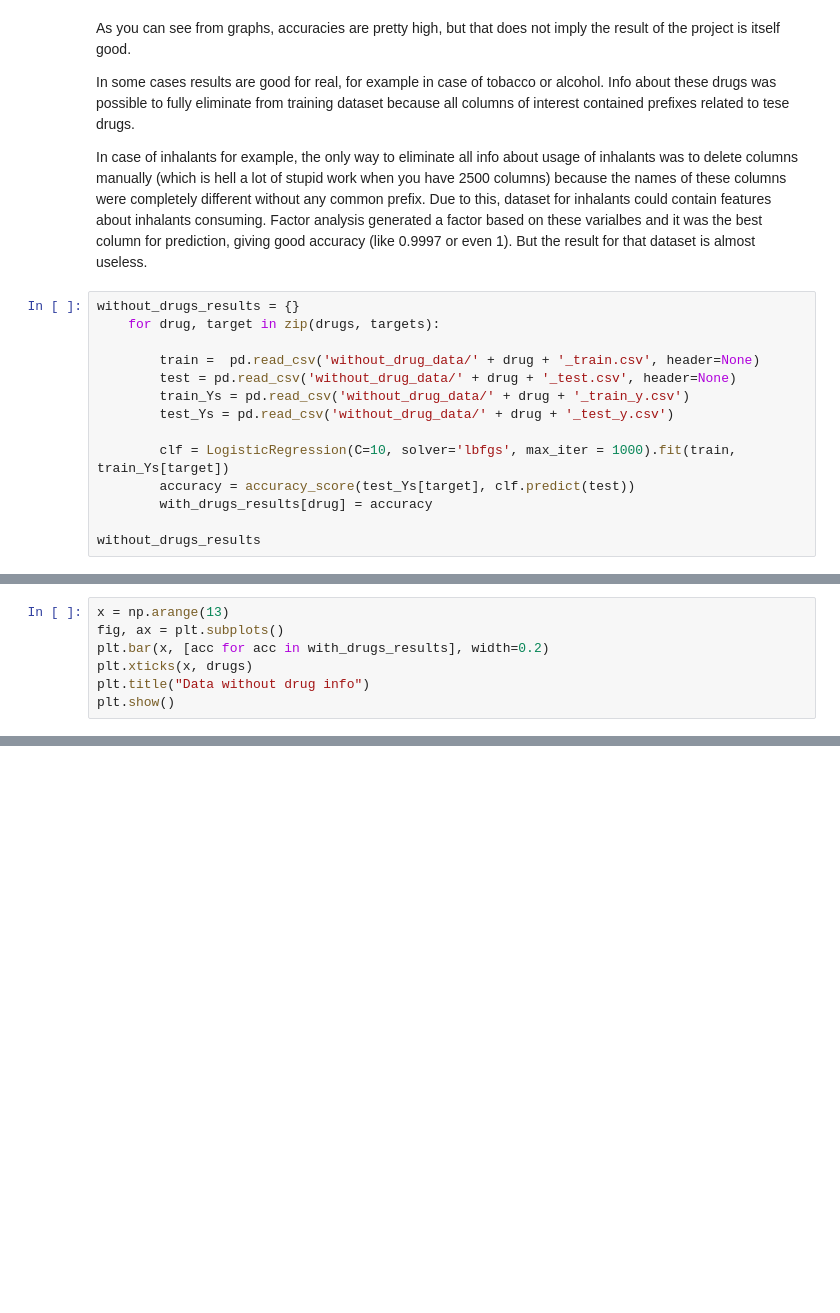
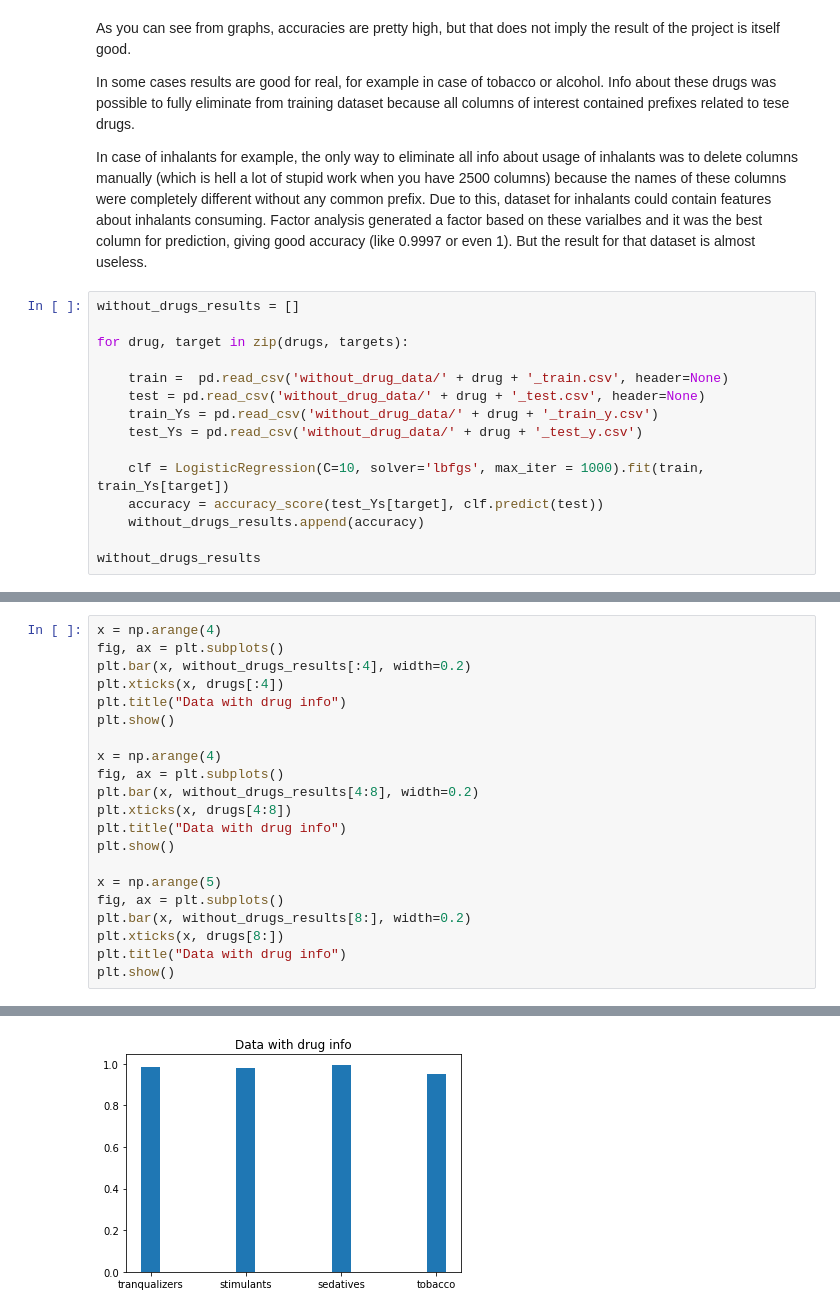
Before and after one commit to Marytem/NSDUH_exploration, a Jupyter notebook: classification_visualisation.ipynb, the cells around one changed output, grey strips where cells are left out. Cells and saved outputs as stored; diff of their text form; blank space fills up the shorter version.

Commit message:
train on newly generated data

```diff
--- a/classification_visualisation.ipynb
+++ b/classification_visualisation.ipynb
@@ -71,16 +71,17 @@ In some cases results are good for real, for example in case of tobacco or alcoh
 
 In case of inhalants for example, the only way to eliminate all info about usage of inhalants was to delete columns manually (which is hell a lot of stupid work when you have 2500 columns) because the names of these columns were completely different without any common prefix. Due to this, dataset for inhalants could contain features about inhalants consuming. Factor analysis generated a factor based on these varialbes and it was the best column for prediction, giving good accuracy (like 0.9997 or even 1). But the result for that dataset is almost useless.
 # %%
-without_drugs_results = {}
-    for drug, target in zip(drugs, targets):
+without_drugs_results = []
 
-        train =  pd.read_csv('without_drug_data/' + drug + '_train.csv', header=None)
-        test = pd.read_csv('without_drug_data/' + drug + '_test.csv', header=None)
-        train_Ys = pd.read_csv('without_drug_data/' + drug + '_train_y.csv')
-        test_Ys = pd.read_csv('without_drug_data/' + drug + '_test_y.csv')
+for drug, target in zip(drugs, targets):
 
-        clf = LogisticRegression(C=10, solver='lbfgs', max_iter = 1000).fit(train, train_Ys[target])
-        accuracy = accuracy_score(test_Ys[target], clf.predict(test))
-        with_drugs_results[drug] = accuracy
+    train =  pd.read_csv('without_drug_data/' + drug + '_train.csv', header=None)
+    test = pd.read_csv('without_drug_data/' + drug + '_test.csv', header=None)
+    train_Ys = pd.read_csv('without_drug_data/' + drug + '_train_y.csv')
+    test_Ys = pd.read_csv('without_drug_data/' + drug + '_test_y.csv')
+
+    clf = LogisticRegression(C=10, solver='lbfgs', max_iter = 1000).fit(train, train_Ys[target])
+    accuracy = accuracy_score(test_Ys[target], clf.predict(test))
+    without_drugs_results.append(accuracy)
 
 without_drugs_results
@@ -87,7 +102,22 @@ without_drugs_results
-# %%
-x = np.arange(13)
-fig, ax = plt.subplots()
-plt.bar(x, [acc for acc in with_drugs_results], width=0.2)
-plt.xticks(x, drugs)
-plt.title("Data without drug info")
-plt.show()
+# %%
+x = np.arange(4)
+fig, ax = plt.subplots()
+plt.bar(x, without_drugs_results[:4], width=0.2)
+plt.xticks(x, drugs[:4])
+plt.title("Data with drug info")
+plt.show()
+
+x = np.arange(4)
+fig, ax = plt.subplots()
+plt.bar(x, without_drugs_results[4:8], width=0.2)
+plt.xticks(x, drugs[4:8])
+plt.title("Data with drug info")
+plt.show()
+
+x = np.arange(5)
+fig, ax = plt.subplots()
+plt.bar(x, without_drugs_results[8:], width=0.2)
+plt.xticks(x, drugs[8:])
+plt.title("Data with drug info")
+plt.show()
+# %% [output]
@@ -93,0 +125 @@ plt.show()
+[figure, added]
```
Also changed, not shown: parts of 2 cells of this notebook.
